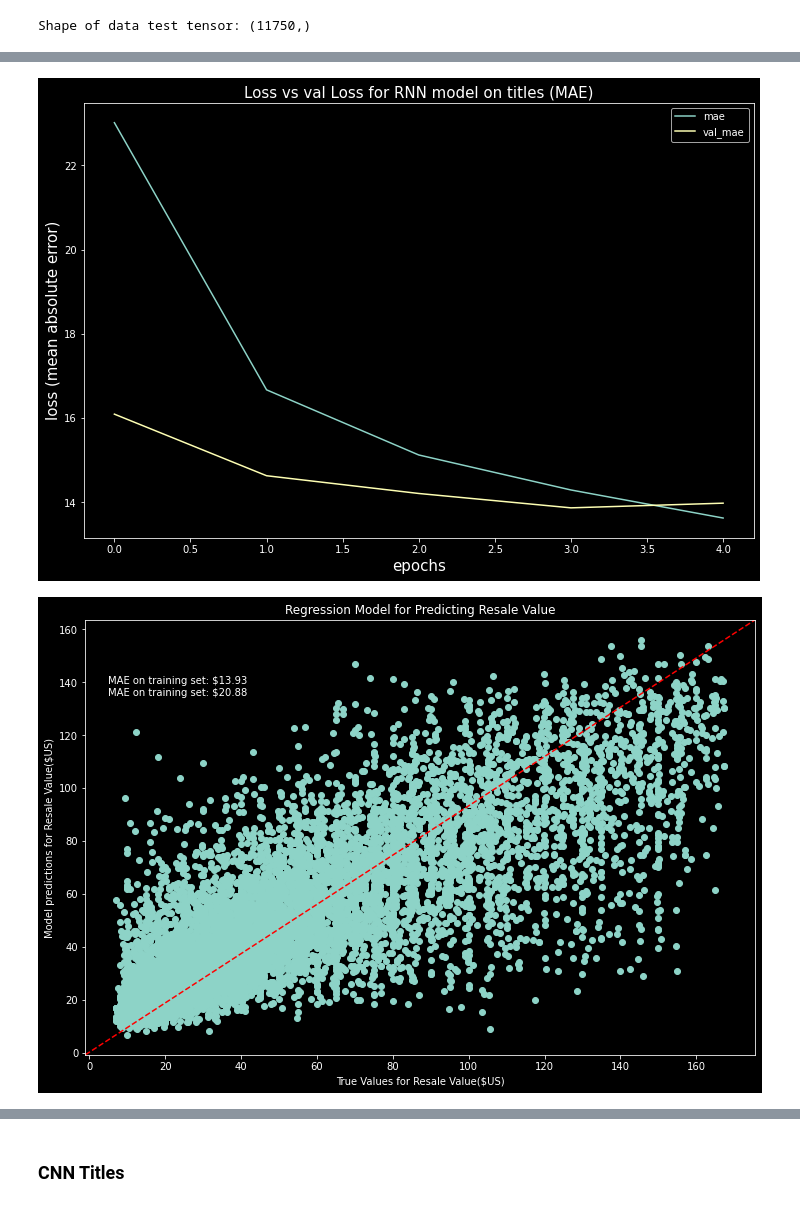
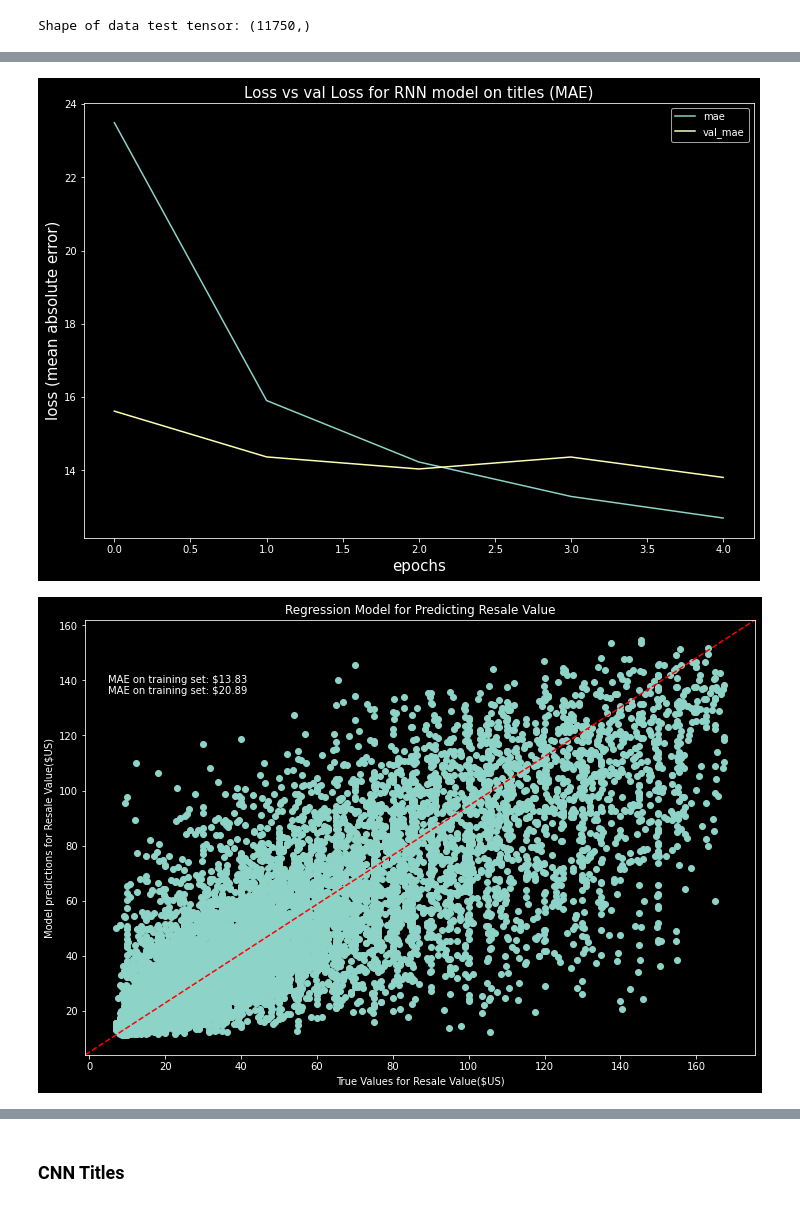
Before and after one commit to ddey117/Neural_Network_Predicting_Reseller_Success_Ebay, a Jupyter notebook: Model_Interpret.ipynb, the cells around one changed output, grey strips where cells are left out. Drawn from its saved outputs; the diff is of its cells as text; code cells hidden in the pictures.

```diff
--- a/Model_Interpret.ipynb
+++ b/Model_Interpret.ipynb
@@ -718,7 +740,7 @@ x = GlobalMaxPooling1D()(x)
 x = Dense(62, activation='relu')(x)
 x = Dense(32, activation='relu')(x)
 x = Dropout(0.3)(x)
-x = Dense(1, activation='relu')(x)
+x = Dense(1)(x)
 model = Model(i, x)
 # %%
 # Compile and fit
@@ -777,3 +803,5 @@ pred=model.predict(data_test)
+# %%
+preds = pred.reshape(11750)
 # %%
 test_results = model.evaluate(data_test, Y_test)
 # %% [output]
@@ -801,5 +829,5 @@ plt.ylabel("loss (mean absolute error)", fontsize=15)
 plt.legend()
 plt.savefig('images/MAE_LSTM_relu.png');
 # %% [output]
-[figure, old version]
+[figure, new version]
 # %%
@@ -807,13 +835,13 @@ test_mae = mean_absolute_error(Y_test, pred)
 # %%
 string_score = f'\nMAE on training set: ${test_mae:.2f}'
 string_score += f'\nMAE on training set: ${RMSE:.2f}'
 fig, ax = plt.subplots(figsize=(12, 8))
-plt.scatter(Y_test, pred)
+plt.scatter(Y_test, preds)
 ax.plot([0, 1], [0, 1], transform=ax.transAxes, ls="--", c="red")
 plt.text(5, 135, string_score)
 plt.title('Regression Model for Predicting Resale Value')
 plt.ylabel('Model predictions for Resale Value($US)')
 plt.xlabel('True Values for Resale Value($US)')
 plt.savefig("images/regression_LSTM_relu.png")
 # %% [output]
-[figure, old version]
+[figure, new version]
```
Also changed, not shown: parts of 33 cells of this notebook, 10 other files.
